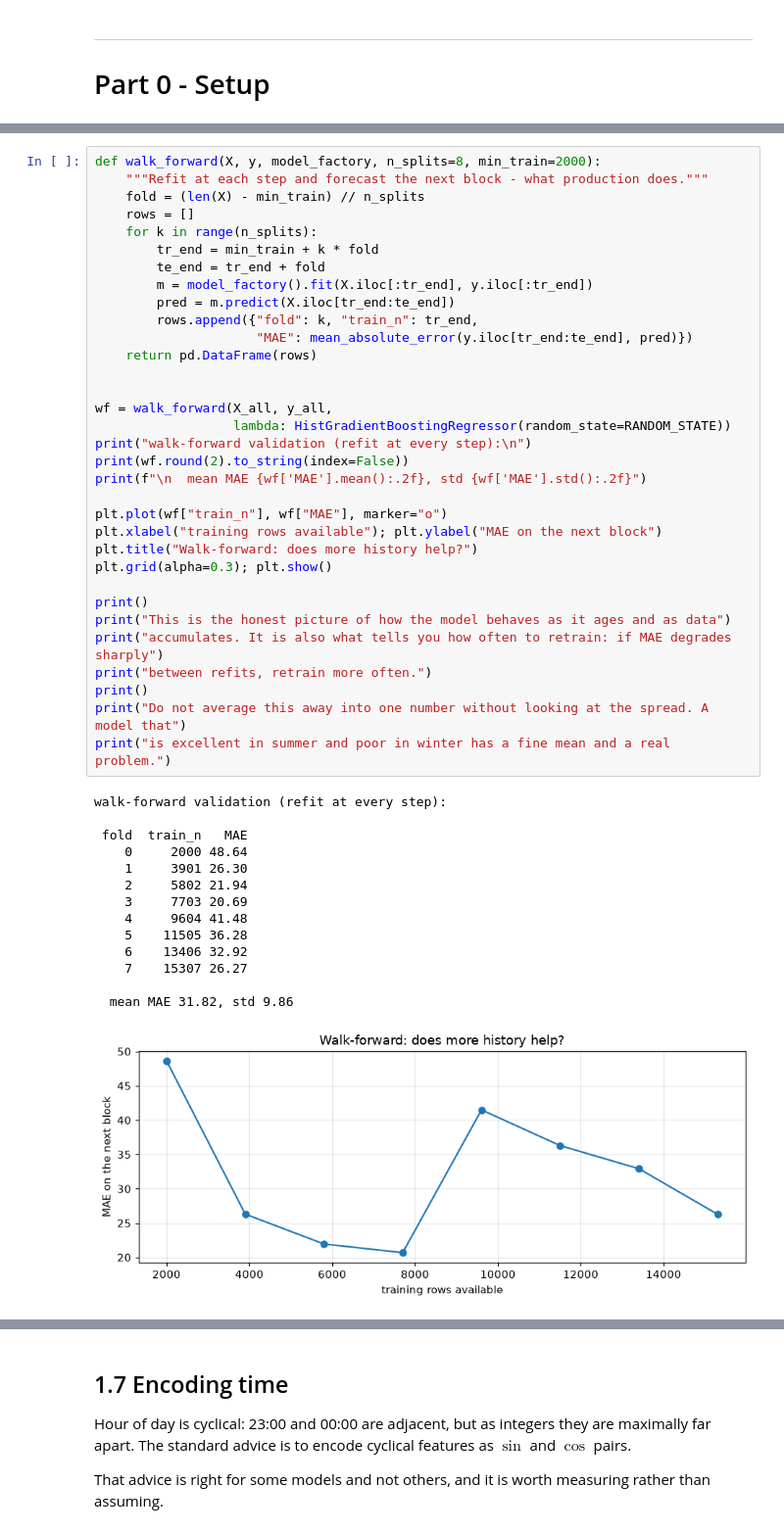
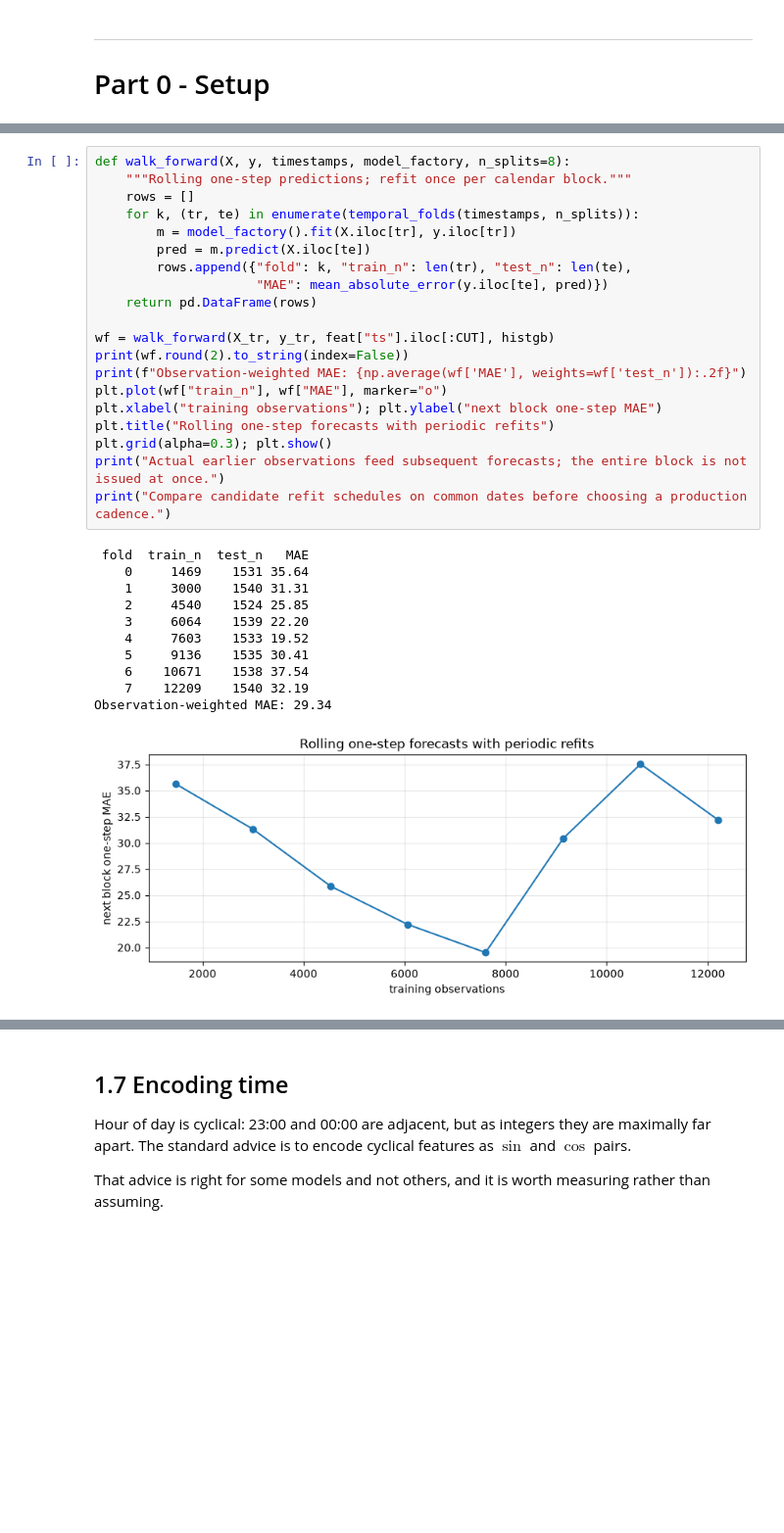
Before and after one commit to abpanic/Self-Prep, a Jupyter notebook: ML-Zero-to-Hero/time_series_zero_to_hero.ipynb, the cells around one changed output, grey strips where cells are left out. Shown at 98% size. Cells and saved outputs as stored; diff of their text form; blank space fills up the shorter version.

```diff
--- a/ML-Zero-to-Hero/time_series_zero_to_hero.ipynb
+++ b/ML-Zero-to-Hero/time_series_zero_to_hero.ipynb
@@ -398,48 +339,32 @@ A suspiciously tight CV spread on time-ordered data is a symptom, not a comfort.
 # %%
-def walk_forward(X, y, model_factory, n_splits=8, min_train=2000):
-    """Refit at each step and forecast the next block - what production does."""
-    fold = (len(X) - min_train) // n_splits
+def walk_forward(X, y, timestamps, model_factory, n_splits=8):
+    """Rolling one-step predictions; refit once per calendar block."""
     rows = []
-    for k in range(n_splits):
-        tr_end = min_train + k * fold
-        te_end = tr_end + fold
-        m = model_factory().fit(X.iloc[:tr_end], y.iloc[:tr_end])
-        pred = m.predict(X.iloc[tr_end:te_end])
-        rows.append({"fold": k, "train_n": tr_end,
-                     "MAE": mean_absolute_error(y.iloc[tr_end:te_end], pred)})
+    for k, (tr, te) in enumerate(temporal_folds(timestamps, n_splits)):
+        m = model_factory().fit(X.iloc[tr], y.iloc[tr])
+        pred = m.predict(X.iloc[te])
+        rows.append({"fold": k, "train_n": len(tr), "test_n": len(te),
+                     "MAE": mean_absolute_error(y.iloc[te], pred)})
     return pd.DataFrame(rows)
 
-
-wf = walk_forward(X_all, y_all,
-                  lambda: HistGradientBoostingRegressor(random_state=RANDOM_STATE))
-print("walk-forward validation (refit at every step):\n")
+wf = walk_forward(X_tr, y_tr, feat["ts"].iloc[:CUT], histgb)
 print(wf.round(2).to_string(index=False))
-print(f"\n  mean MAE {wf['MAE'].mean():.2f}, std {wf['MAE'].std():.2f}")
-
+print(f"Observation-weighted MAE: {np.average(wf['MAE'], weights=wf['test_n']):.2f}")
 plt.plot(wf["train_n"], wf["MAE"], marker="o")
-plt.xlabel("training rows available"); plt.ylabel("MAE on the next block")
-plt.title("Walk-forward: does more history help?")
+plt.xlabel("training observations"); plt.ylabel("next block one-step MAE")
+plt.title("Rolling one-step forecasts with periodic refits")
 plt.grid(alpha=0.3); plt.show()
-
-print()
-print("This is the honest picture of how the model behaves as it ages and as data")
-print("accumulates. It is also what tells you how often to retrain: if MAE degrades sharply")
-print("between refits, retrain more often.")
-print()
-print("Do not average this away into one number without looking at the spread. A model that")
-print("is excellent in summer and poor in winter has a fine mean and a real problem.")
+print("Actual earlier observations feed subsequent forecasts; the entire block is not issued at once.")
+print("Compare candidate refit schedules on common dates before choosing a production cadence.")
 # %% [output]
-walk-forward validation (refit at every step):
-
- fold  train_n   MAE
-    0     2000 48.64
-    1     3901 26.30
-    2     5802 21.94
-    3     7703 20.69
-    4     9604 41.48
-    5    11505 36.28
-    6    13406 32.92
-    7    15307 26.27
-
-  mean MAE 31.82, std 9.86
+ fold  train_n  test_n   MAE
+    0     1469    1531 35.64
+    1     3000    1540 31.31
+    2     4540    1524 25.85
+    3     6064    1539 22.20
+    4     7603    1533 19.52
+    5     9136    1535 30.41
+    6    10671    1538 37.54
+    7    12209    1540 32.19
+Observation-weighted MAE: 29.34
-[figure, old version]
+[figure, new version]
```
Also changed, not shown: parts of 40 cells of this notebook.
